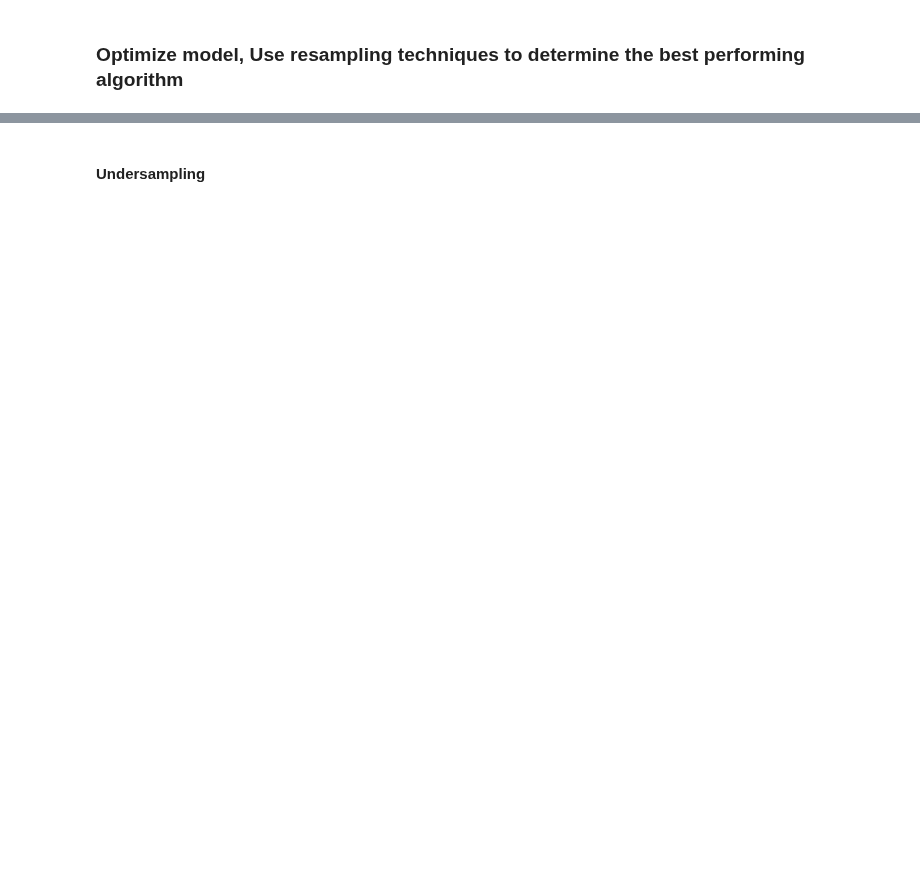
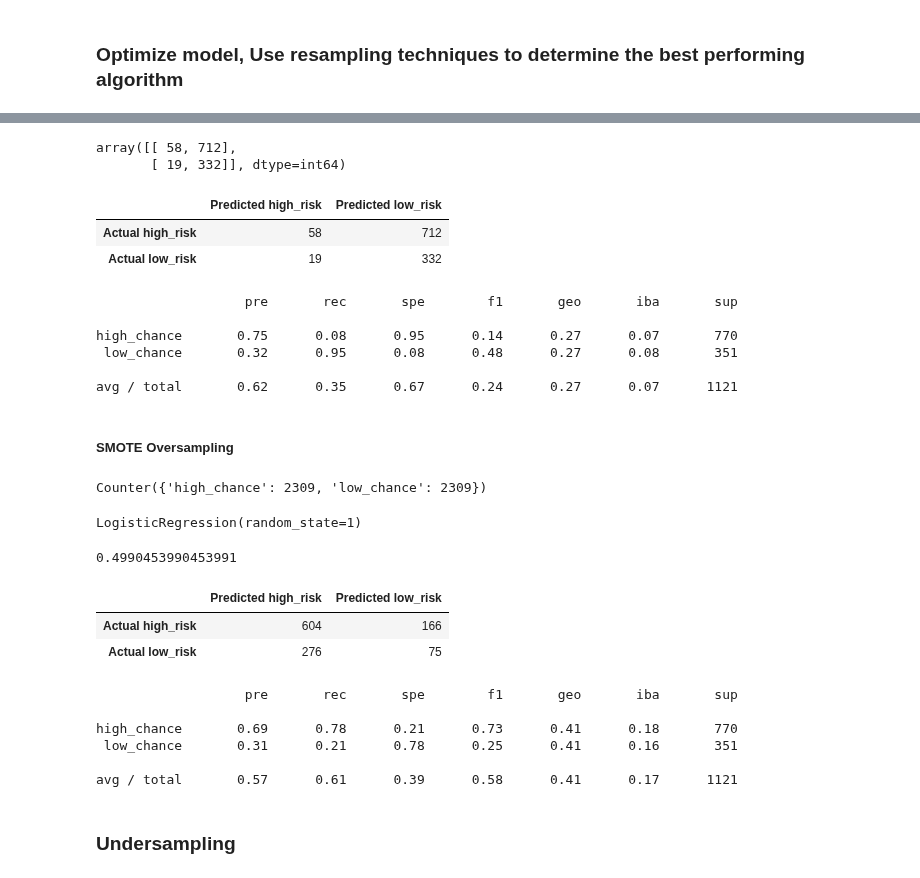
Before and after one commit to AnneLonero/Clinical_Trials_Research_Project, a Jupyter notebook: Machine Learning ivs_vs_obs.ipynb, the cells around one changed output, grey strips where cells are left out. Drawn from its saved outputs; the diff is of its cells as text; code cells hidden in the pictures; blank space fills up the shorter version.

```diff
--- a/Tables/Machine Learning ivs_vs_obs.ipynb
+++ b/Machine Learning ivs_vs_obs.ipynb
@@ -250,0 +272,3 @@ responsible_party_Sponsor-Investigator: (0.004684239725579856)
+# %%
+# Calculated the predictions
+y_pred = classifier.predict(X_test)
@@ -251,2 +281,77 @@ responsible_party_Sponsor-Investigator: (0.004684239725579856)
+# %%
+# Display the confusion matrix
+from sklearn.metrics import confusion_matrix
+cm = confusion_matrix(y_test, y_pred)
+cm
+# %% [output]
+array([[ 58, 712],
+       [ 19, 332]], dtype=int64)
+# %%
+# Create dataframe for confusion matrix
+cm_df = pd.DataFrame(
+    cm, index=["Actual high_risk", "Actual low_risk"], columns=["Predicted high_risk", "Predicted low_risk"])
+cm_df
+# %% [output]
+|  | Predicted high_risk | Predicted low_risk |
+| Actual high_risk | 58 | 712 |
+| Actual low_risk | 19 | 332 |
+# %%
+# Print the imbalanced classification report
+from imblearn.metrics import classification_report_imbalanced
+print(classification_report_imbalanced(y_test, y_pred))
+# %% [output]
+                   pre       rec       spe        f1       geo       iba       sup
+
+high_chance       0.75      0.08      0.95      0.14      0.27      0.07       770
+ low_chance       0.32      0.95      0.08      0.48      0.27      0.08       351
+
+avg / total       0.62      0.35      0.67      0.24      0.27      0.07      1121
+# %% [markdown]
+##### SMOTE Oversampling
+# %%
+# Resample the training data with SMOTE
+from imblearn.over_sampling import SMOTE
+
+# Instantiate the model
+smote = SMOTE(random_state=1)
+
+# Resample the targets
+X_resampled, y_resampled = smote.fit_resample(X_train, y_train)
+Counter(y_resampled)
+# %% [output]
+Counter({'high_chance': 2309, 'low_chance': 2309})
+# %%
+# Train the Logistic Regression model using the resampled data
+classifier.fit(X_resampled, y_resampled)
+# %% [output]
+LogisticRegression(random_state=1)
+# %%
+# Calculated the balanced accuracy score
+y_pred = classifier.predict(X_test)
+balanced_accuracy_score(y_test, y_pred)
+# %% [output]
+0.4990453990453991
+# %%
+# Display the confusion matrix
+cm = confusion_matrix(y_test, y_pred)
+
+# Create dataframe confusion matrix
+cm_df = pd.DataFrame(
+    cm, index=["Actual high_risk", "Actual low_risk"], columns=["Predicted high_risk", "Predicted low_risk"])
+cm_df
+# %% [output]
+|  | Predicted high_risk | Predicted low_risk |
+| Actual high_risk | 604 | 166 |
+| Actual low_risk | 276 | 75 |
+# %%
+# Print the imbalanced classification report
+print(classification_report_imbalanced(y_test, y_pred))
+# %% [output]
+                   pre       rec       spe        f1       geo       iba       sup
+
+high_chance       0.69      0.78      0.21      0.73      0.41      0.18       770
+ low_chance       0.31      0.21      0.78      0.25      0.41      0.16       351
+
+avg / total       0.57      0.61      0.39      0.58      0.41      0.17      1121
 # %% [markdown]
-#### Undersampling
+### Undersampling
```
Also changed, not shown: parts of 25 cells of this notebook.
